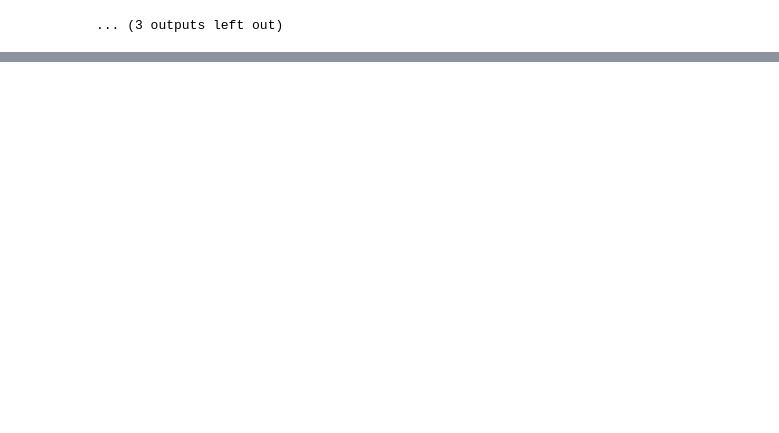
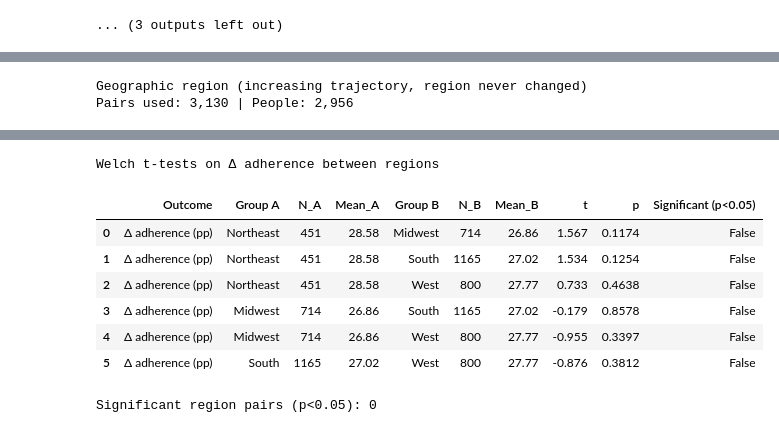
Before and after one commit to FrianaEngineer/Medical-Adherence, a Jupyter notebook: Notebooks/MEPS/meps_adherence_insight.ipynb, the cells around one changed output, grey strips where cells are left out. Cells and saved outputs as stored; diff of their text form; code cells hidden in the pictures; blank space fills up the shorter version.

```diff
--- a/Notebooks/MEPS/meps_adherence_insight.ipynb
+++ b/Notebooks/MEPS/meps_adherence_insight.ipynb
@@ -3160,0 +3330,57 @@ relapsing (showing up to 5)
+# %%
+# Geographic region — increasing trajectory, region constant throughout years
+inc_region = inc_regimen[
+    inc_regimen["DUPERSID"].isin(stable_region_ids)
+    & (inc_regimen["REGIONXX_prev"] == inc_regimen["REGIONXX_next"])
+].copy()
+
+region_tab = (
+    inc_region.groupby("region_prev", observed=False)
+    .agg(
+        **{
+            "N (person-years)": ("DUPERSID", "size"),
+            "N people": ("DUPERSID", "nunique"),
+            "Mean adherence before": ("meps_adherence_ratio_prev", "mean"),
+            "Mean adherence after": ("meps_adherence_ratio_next", "mean"),
+            "Mean adherence Δ (pp)": ("adh_change", "mean"),
+            "% adherent after": (
+                "meps_adherence_ratio_next",
+                lambda s: 100 * (s >= 60).mean(),
+            ),
+        }
+    )
+    .reset_index()
+    .rename(columns={"region_prev": "Region"})
+    .round(1)
+)
+print(
+    f"Geographic region (increasing trajectory, region never changed)\n"
+    f"Pairs used: {len(inc_region):,} | People: {inc_region['DUPERSID'].nunique():,}"
+)
+display(region_tab)
+
+region_ttests = []
+REGIONS = ["Northeast", "Midwest", "South", "West"]
+for i, r1 in enumerate(REGIONS):
+    for r2 in REGIONS[i + 1 :]:
+        region_ttests.append(
+            welch_rows(
+                inc_region.loc[inc_region["region_prev"] == r1, "adh_change"],
+                inc_region.loc[inc_region["region_prev"] == r2, "adh_change"],
+                r1,
+                r2,
+                "Δ adherence (pp)",
+            )
+        )
+
+region_ttests = ttest_table(region_ttests)
+print("\nWelch t-tests on Δ adherence between regions")
+display(region_ttests)
+
+region_sig = region_ttests[region_ttests["Significant (p<0.05)"]]
+print(f"\nSignificant region pairs (p<0.05): {len(region_sig)}")
+if len(region_sig):
+    display(region_sig)
+# %% [output]
+Geographic region (increasing trajectory, region never changed)
+Pairs used: 3,130 | People: 2,956
@@ -3160,0 +3392,9 @@ relapsing (showing up to 5)
+Welch t-tests on Δ adherence between regions
+|  | Outcome | Group A | N_A | Mean_A | Group B | N_B | Mean_B | t | p | Significant (p<0.05) |
+| 0 | Δ adherence (pp) | Northeast | 451 | 28.58 | Midwest | 714 | 26.86 | 1.567 | 0.1174 | False |
+| 1 | Δ adherence (pp) | Northeast | 451 | 28.58 | South | 1165 | 27.02 | 1.534 | 0.1254 | False |
+| 2 | Δ adherence (pp) | Northeast | 451 | 28.58 | West | 800 | 27.77 | 0.733 | 0.4638 | False |
+| 3 | Δ adherence (pp) | Midwest | 714 | 26.86 | South | 1165 | 27.02 | -0.179 | 0.8578 | False |
+| 4 | Δ adherence (pp) | Midwest | 714 | 26.86 | West | 800 | 27.77 | -0.955 | 0.3397 | False |
+| 5 | Δ adherence (pp) | South | 1165 | 27.02 | West | 800 | 27.77 | -0.876 | 0.3812 | False |
+Significant region pairs (p<0.05): 0
```
Also changed, not shown: parts of 35 cells of this notebook.
